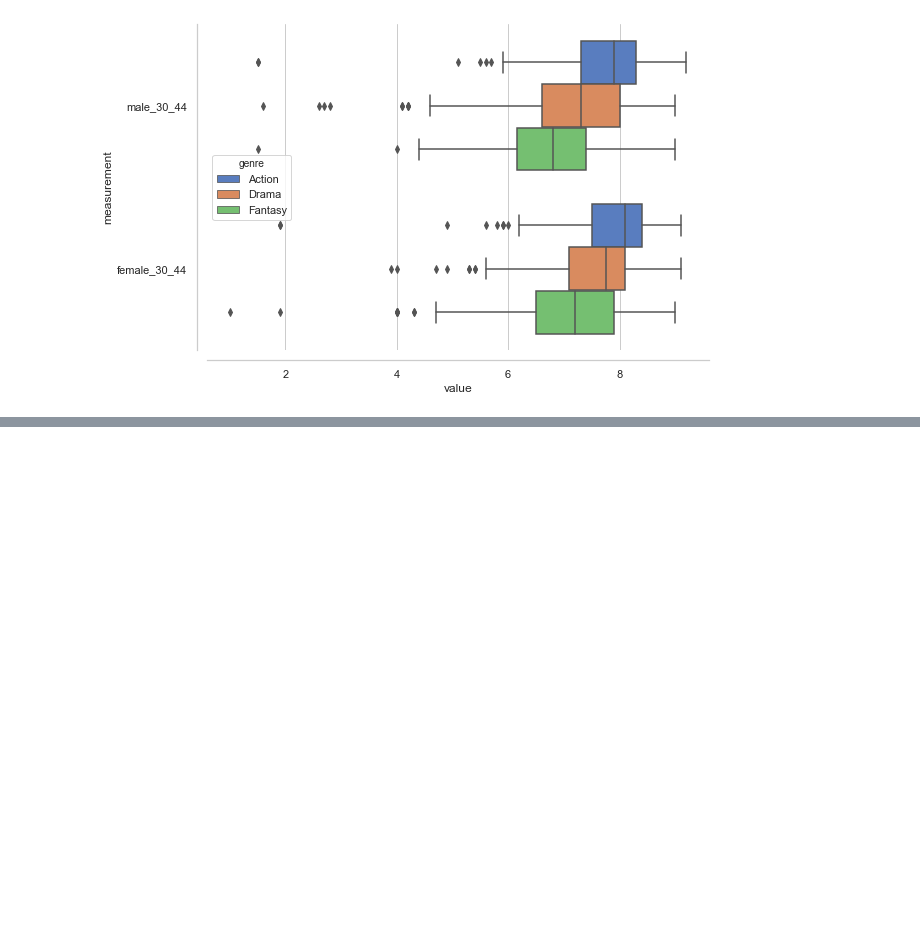
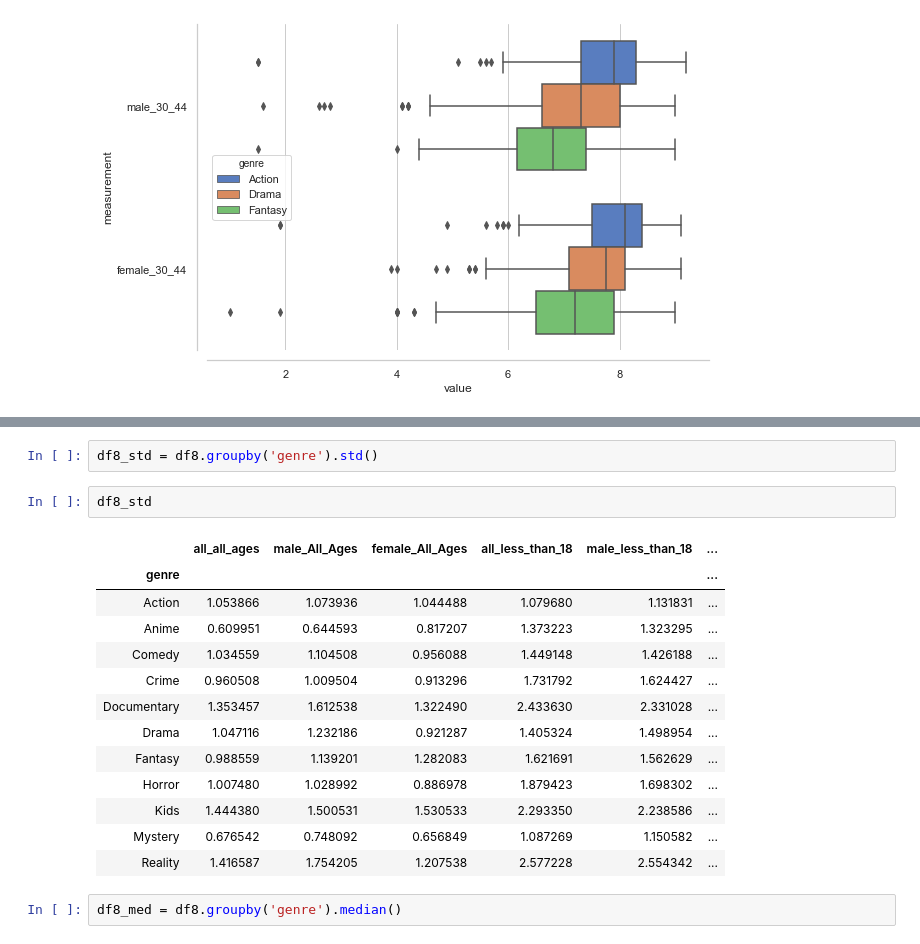
Before and after one commit to fragmento/Media_Project, a Jupyter notebook: TV_show data exploration.ipynb, the cells around one changed output, grey strips where cells are left out. Cells and saved outputs as stored; diff of their text form; blank space fills up the shorter version.

```diff
--- a/TV_show data exploration.ipynb
+++ b/TV_show data exploration.ipynb
@@ -606,0 +657,20 @@ sns.despine(offset=10)
+# %%
+df8_std = df8.groupby('genre').std()
+# %%
+df8_std
+# %% [output]
+|  | all_all_ages | male_All_Ages | female_All_Ages | all_less_than_18 | male_less_than_18 | ... |
+| genre |  |  |  |  |  | ... |
+| Action | 1.053866 | 1.073936 | 1.044488 | 1.079680 | 1.131831 | ... |
+| Anime | 0.609951 | 0.644593 | 0.817207 | 1.373223 | 1.323295 | ... |
+| Comedy | 1.034559 | 1.104508 | 0.956088 | 1.449148 | 1.426188 | ... |
+| Crime | 0.960508 | 1.009504 | 0.913296 | 1.731792 | 1.624427 | ... |
+| Documentary | 1.353457 | 1.612538 | 1.322490 | 2.433630 | 2.331028 | ... |
+| Drama | 1.047116 | 1.232186 | 0.921287 | 1.405324 | 1.498954 | ... |
+| Fantasy | 0.988559 | 1.139201 | 1.282083 | 1.621691 | 1.562629 | ... |
+| Horror | 1.007480 | 1.028992 | 0.886978 | 1.879423 | 1.698302 | ... |
+| Kids | 1.444380 | 1.500531 | 1.530533 | 2.293350 | 2.238586 | ... |
+| Mystery | 0.676542 | 0.748092 | 0.656849 | 1.087269 | 1.150582 | ... |
+| Reality | 1.416587 | 1.754205 | 1.207538 | 2.577228 | 2.554342 | ... |
+# %%
+df8_med = df8.groupby('genre').median()
```
Also changed, not shown: parts of 16 cells of this notebook.
